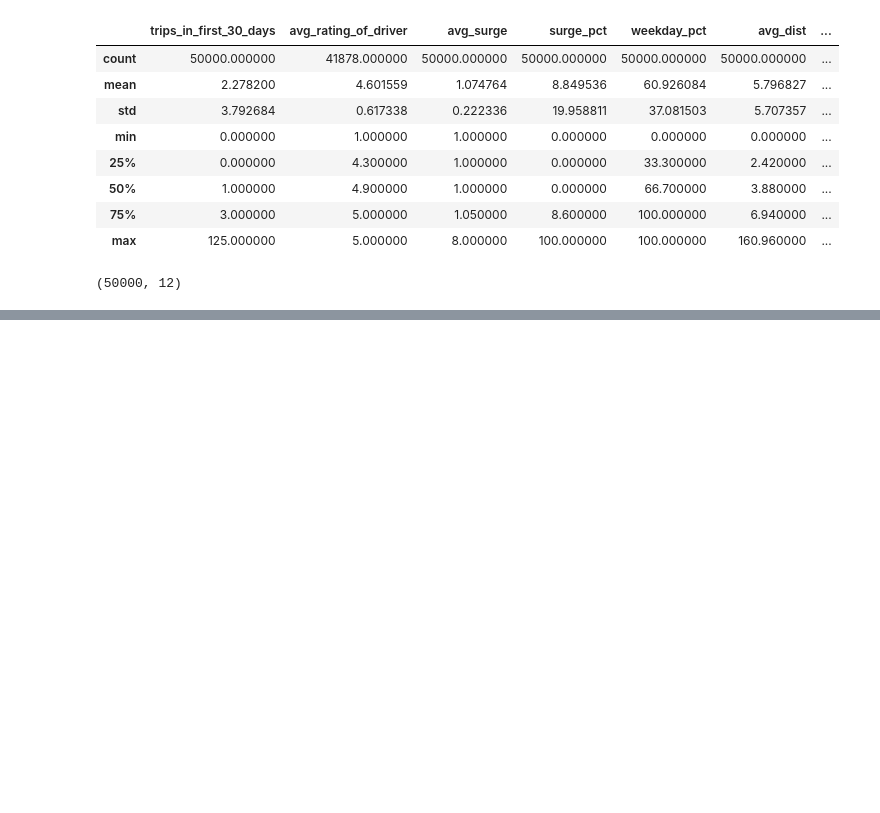
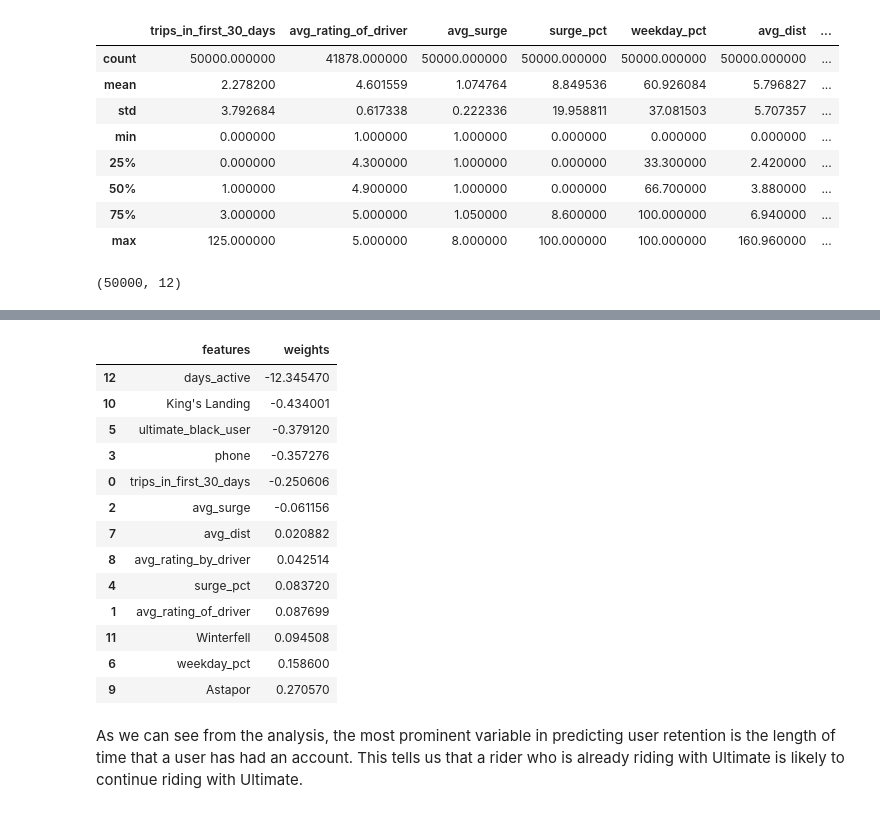
Before and after one commit to HayalDargin/Springboard_Work, a Jupyter notebook: Unit_26/Unit26_2_Ultimate Technologies Inc./ultimate_challenge/ultimate_challenge.ipynb, the cells around one changed output, grey strips where cells are left out. Saved outputs shown, nothing was run; the diff lists cells and outputs as text; code cells hidden in the pictures; blank space fills up the shorter version.

```diff
--- a/Unit_26/Unit26_2_Ultimate Technologies Inc./ultimate_challenge/ultimate_challenge.ipynb
+++ b/Unit_26/Unit26_2_Ultimate Technologies Inc./ultimate_challenge/ultimate_challenge.ipynb
@@ -264,0 +456,18 @@ ultimate.shape
+# %%
+# Preprocessing
+x = dataset.iloc[:,:-1].values
+y = dataset.target.values
+
+# Feature scaling
+sc = StandardScaler()
+x = sc.fit_transform(x)
+
+# Train test split
+x_train, x_test, y_train, y_test = train_test_split(x, y, test_size=0.2, random_state=7)
+
+# Training model
+model = LogisticRegression()
+model.fit(x_train, y_train)
+
+# Predictions
+y_pred = model.predict(x_test)
@@ -264,0 +487,21 @@ ultimate.shape
+# %%
+model_weights = pd.DataFrame({'features' : dataset.iloc[:,:-1].columns.tolist(), 'weights' : model.coef_.tolist()[0]})
+# %%
+model_weights.sort_values(by='weights')
+# %% [output]
+|  | features | weights |
+| 12 | days_active | -12.345470 |
+| 10 | King's Landing | -0.434001 |
+| 5 | ultimate_black_user | -0.379120 |
+| 3 | phone | -0.357276 |
+| 0 | trips_in_first_30_days | -0.250606 |
+| 2 | avg_surge | -0.061156 |
+| 7 | avg_dist | 0.020882 |
+| 8 | avg_rating_by_driver | 0.042514 |
+| 4 | surge_pct | 0.083720 |
+| 1 | avg_rating_of_driver | 0.087699 |
+| 11 | Winterfell | 0.094508 |
+| 6 | weekday_pct | 0.158600 |
+| 9 | Astapor | 0.270570 |
+# %% [markdown]
+As we can see from the analysis, the most prominent variable in predicting user retention is the length of time that a user has had an account. This tells us that a rider who is already riding with Ultimate is likely to continue riding with Ultimate.
```
Also changed, not shown: parts of 25 cells of this notebook.
